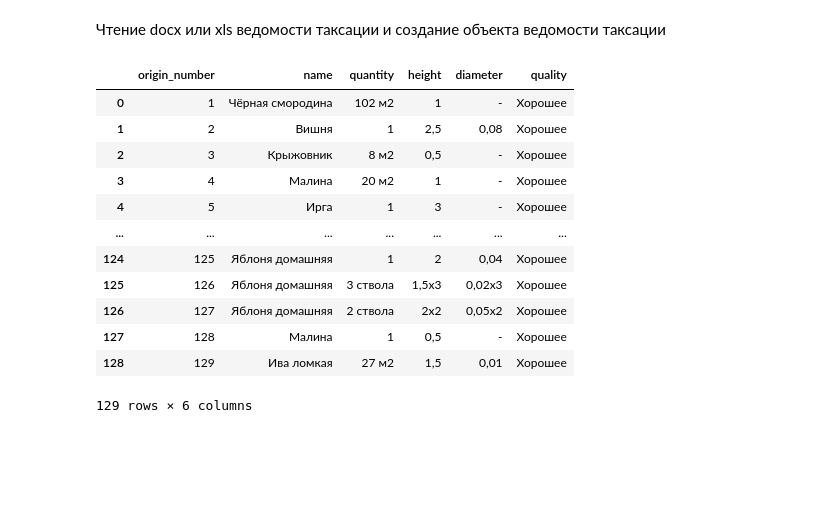
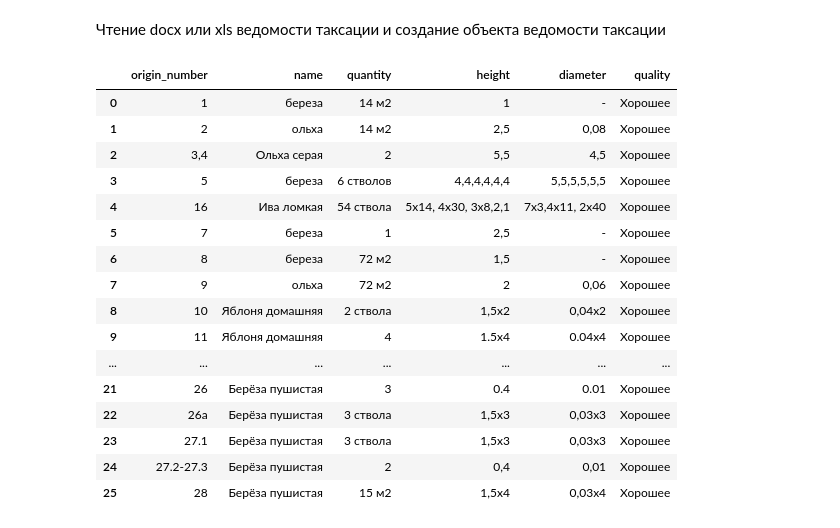
Before and after one commit to maxmyslivets/TaxationMaster, a Jupyter notebook: TaxationTool.ipynb, the cells around one changed output. Drawn from its saved outputs; the diff is of its cells as text; code cells hidden in the pictures; blank space fills up the shorter version.

Commit message:
изменение набора данных в data/

```diff
--- a/TaxationTool.ipynb
+++ b/TaxationTool.ipynb
@@ -122,29 +122,33 @@ display(topographic_plan[topographic_plan.type == "Point"])
 Чтение docx или xls ведомости таксации и создание объекта ведомости таксации
 # %%
 taxation_list = create_taxation_list(
-    file_path=Path("data/example_taxation_list.docx"),
+    file_path=Path("data/example_1_taxation_list.xlsx"),
     is_import_first_row=False,
     column_mapping={
         'number': 0,
         'name': 1,
         'quantity': 2,
         'height': 3,
         'diameter': 4,
         'quality': 5
     }
 )
 taxation_list
 # %% [output]
 |  | origin_number | name | quantity | height | diameter | quality |
-| 0 | 1 | Чёрная смородина | 102 м2 | 1 | - | Хорошее |
-| 1 | 2 | Вишня | 1 | 2,5 | 0,08 | Хорошее |
-| 2 | 3 | Крыжовник | 8 м2 | 0,5 | - | Хорошее |
-| 3 | 4 | Малина | 20 м2 | 1 | - | Хорошее |
-| 4 | 5 | Ирга | 1 | 3 | - | Хорошее |
+| 0 | 1 | береза | 14 м2 | 1 | - | Хорошее |
+| 1 | 2 | ольха | 14 м2 | 2,5 | 0,08 | Хорошее |
+| 2 | 3,4 | Ольха серая | 2 | 5,5 | 4,5 | Хорошее |
+| 3 | 5 | береза | 6 стволов | 4,4,4,4,4,4 | 5,5,5,5,5,5 | Хорошее |
+| 4 | 16 | Ива ломкая | 54 ствола | 5х14, 4х30, 3х8,2,1 | 7х3,4х11, 2х40 | Хорошее |
+| 5 | 7 | береза | 1 | 2,5 | - | Хорошее |
+| 6 | 8 | береза | 72 м2 | 1,5 | - | Хорошее |
+| 7 | 9 | ольха | 72 м2 | 2 | 0,06 | Хорошее |
+| 8 | 10 | Яблоня домашняя | 2 ствола | 1,5х2 | 0,04х2 | Хорошее |
+| 9 | 11 | Яблоня домашняя | 4 | 1.5х4 | 0.04х4 | Хорошее |
 | ... | ... | ... | ... | ... | ... | ... |
-| 124 | 125 | Яблоня домашняя | 1 | 2 | 0,04 | Хорошее |
-| 125 | 126 | Яблоня домашняя | 3 ствола | 1,5х3 | 0,02х3 | Хорошее |
-| 126 | 127 | Яблоня домашняя | 2 ствола | 2х2 | 0,05х2 | Хорошее |
-| 127 | 128 | Малина | 1 | 0,5 | - | Хорошее |
-| 128 | 129 | Ива ломкая | 27 м2 | 1,5 | 0,01 | Хорошее |
+| 21 | 26 | Берёза пушистая | 3 | 0.4 | 0.01 | Хорошее |
+| 22 | 26а | Берёза пушистая | 3 ствола | 1,5х3 | 0,03х3 | Хорошее |
+| 23 | 27.1 | Берёза пушистая | 3 ствола | 1,5х3 | 0,03х3 | Хорошее |
+| 24 | 27.2-27.3 | Берёза пушистая | 2 | 0,4 | 0,01 | Хорошее |
+| 25 | 28 | Берёза пушистая | 15 м2 | 1,5х4 | 0,03х4 | Хорошее |
-129 rows × 6 columns
```
Also changed, not shown: parts of 1 cell of this notebook, 7 other files.
